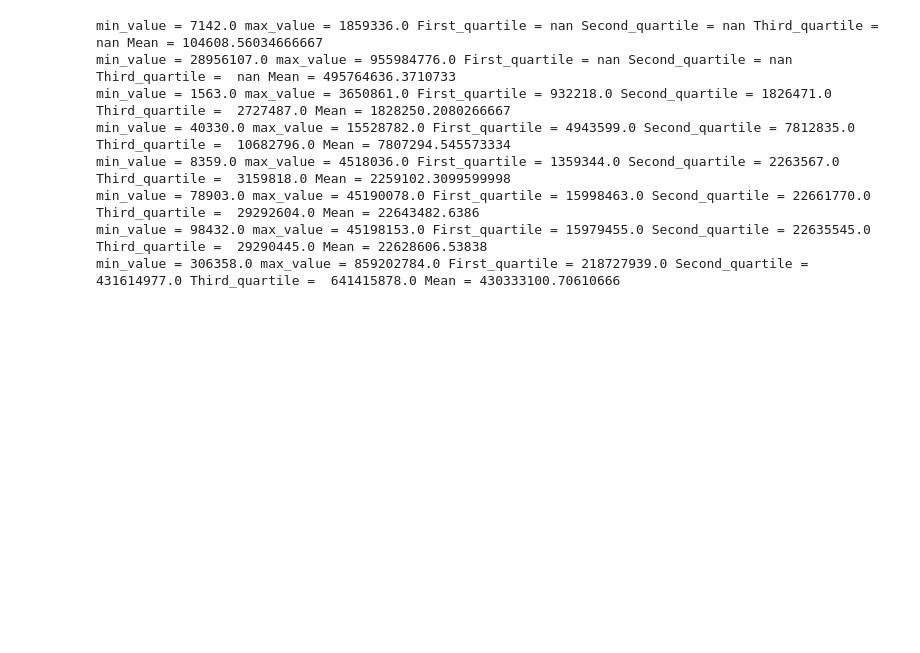
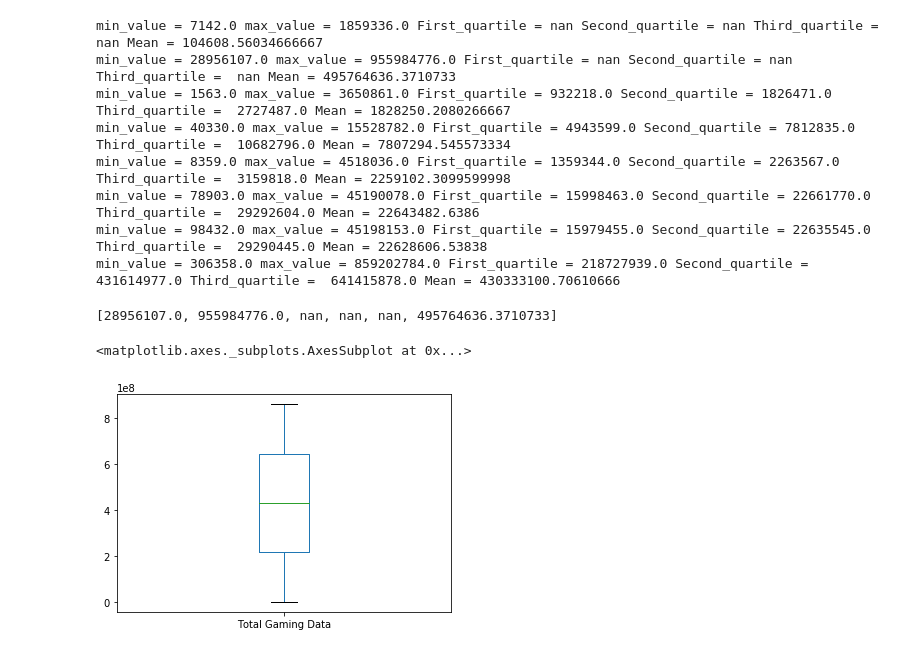
Before and after one commit to abdulazeez001/DataScience, a Jupyter notebook: Week2_Assignment.ipynb, the cells around one changed output. Cells and saved outputs as stored; diff of their text form; code cells hidden in the pictures; blank space fills up the shorter version.

```diff
--- a/Week2_Assignment.ipynb
+++ b/Week2_Assignment.ipynb
@@ -132,3 +132,12 @@ min_value = 8359.0 max_value = 4518036.0 First_quartile = 1359344.0 Second_quart
 min_value = 78903.0 max_value = 45190078.0 First_quartile = 15998463.0 Second_quartile = 22661770.0 Third_quartile =  29292604.0 Mean = 22643482.6386
 min_value = 98432.0 max_value = 45198153.0 First_quartile = 15979455.0 Second_quartile = 22635545.0 Third_quartile =  29290445.0 Mean = 22628606.53838
 min_value = 306358.0 max_value = 859202784.0 First_quartile = 218727939.0 Second_quartile = 431614977.0 Third_quartile =  641415878.0 Mean = 430333100.70610666
+# %%
+print(Total_data)
+# %% [output]
+[28956107.0, 955984776.0, nan, nan, nan, 495764636.3710733]
+# %%
+data['Total Gaming Data'].plot.box()
+# %% [output]
+<matplotlib.axes._subplots.AxesSubplot at 0x...>
+[figure, added]
```
Also changed, not shown: parts of 22 cells of this notebook.
